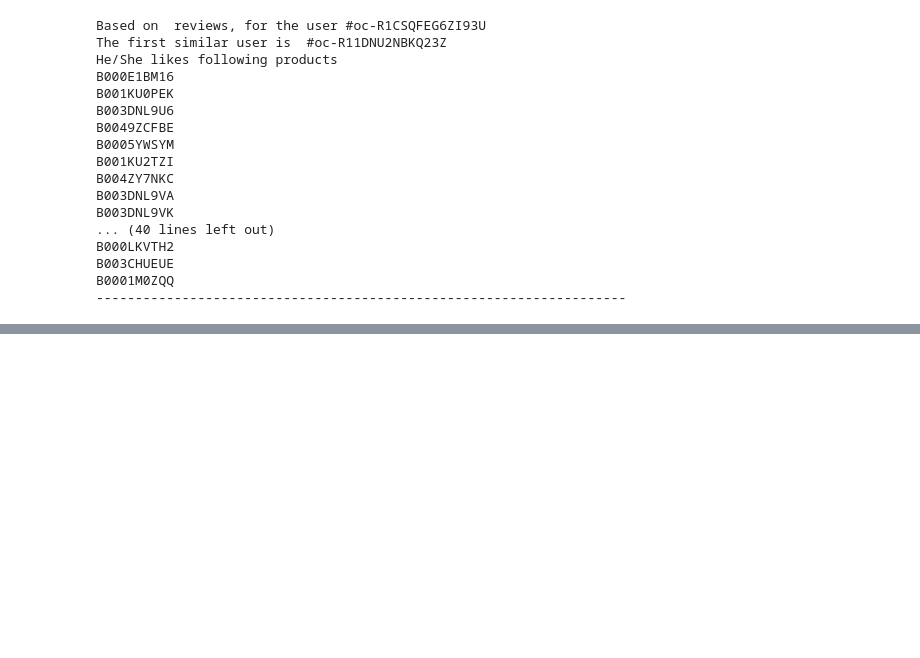
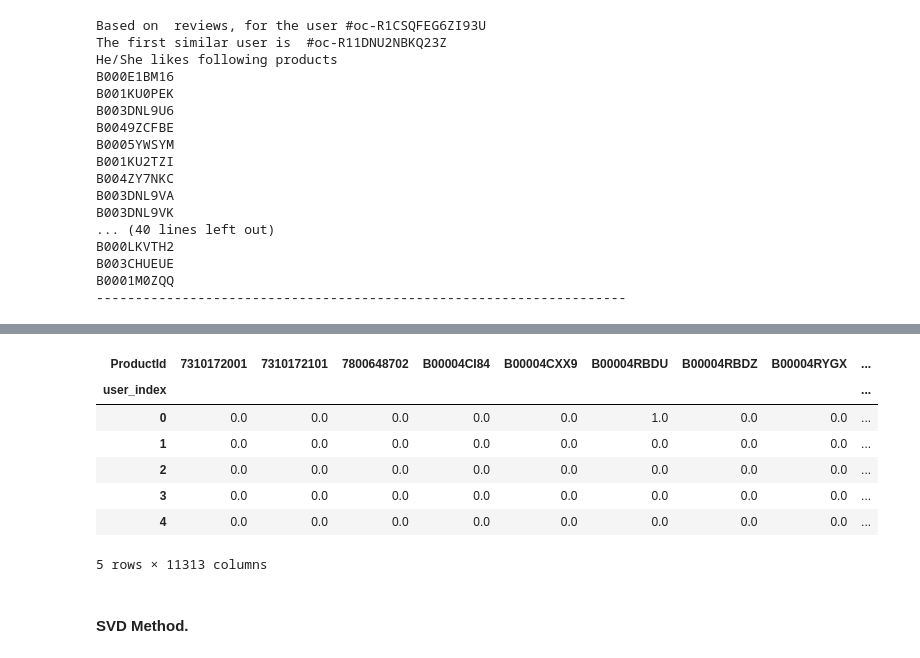
Before and after one commit to kaushik-holla/Recommender-System-Based-on-Food-Reviews, a Jupyter notebook: Recommendation Systems.ipynb, the cells around one changed output, grey strips where cells are left out. Saved outputs shown, nothing was run; the diff lists cells and outputs as text; code cells hidden in the pictures; blank space fills up the shorter version.

```diff
--- a/Recommendation Systems.ipynb
+++ b/Recommendation Systems.ipynb
@@ -940,0 +998,18 @@ B0001M0ZQQ
+# %%
+# Adding index and removing UserId as Index
+pivot_df['user_index'] = np.arange(0, pivot_df.shape[0],1)
+# %%
+pivot_df.set_index(['user_index'], inplace = True)
+
+pivot_df.head()
+# %% [output]
+| ProductId | 7310172001 | 7310172101 | 7800648702 | B00004CI84 | B00004CXX9 | B00004RBDU | B00004RBDZ | B00004RYGX | ... |
+| user_index |  |  |  |  |  |  |  |  | ... |
+| 0 | 0.0 | 0.0 | 0.0 | 0.0 | 0.0 | 1.0 | 0.0 | 0.0 | ... |
+| 1 | 0.0 | 0.0 | 0.0 | 0.0 | 0.0 | 0.0 | 0.0 | 0.0 | ... |
+| 2 | 0.0 | 0.0 | 0.0 | 0.0 | 0.0 | 0.0 | 0.0 | 0.0 | ... |
+| 3 | 0.0 | 0.0 | 0.0 | 0.0 | 0.0 | 0.0 | 0.0 | 0.0 | ... |
+| 4 | 0.0 | 0.0 | 0.0 | 0.0 | 0.0 | 0.0 | 0.0 | 0.0 | ... |
+5 rows × 11313 columns
+# %% [markdown]
+#### SVD Method.
```
Also changed, not shown: parts of 17 cells of this notebook.
